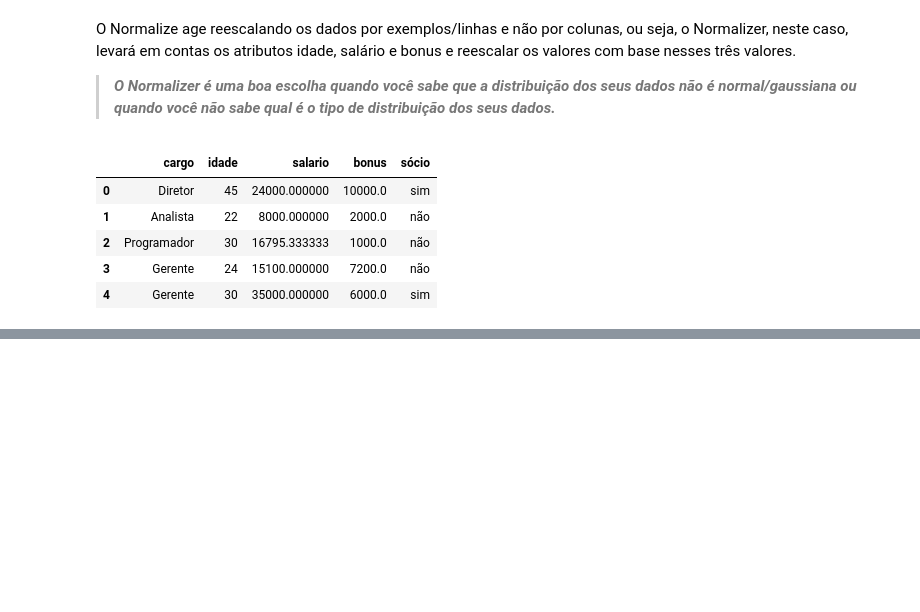
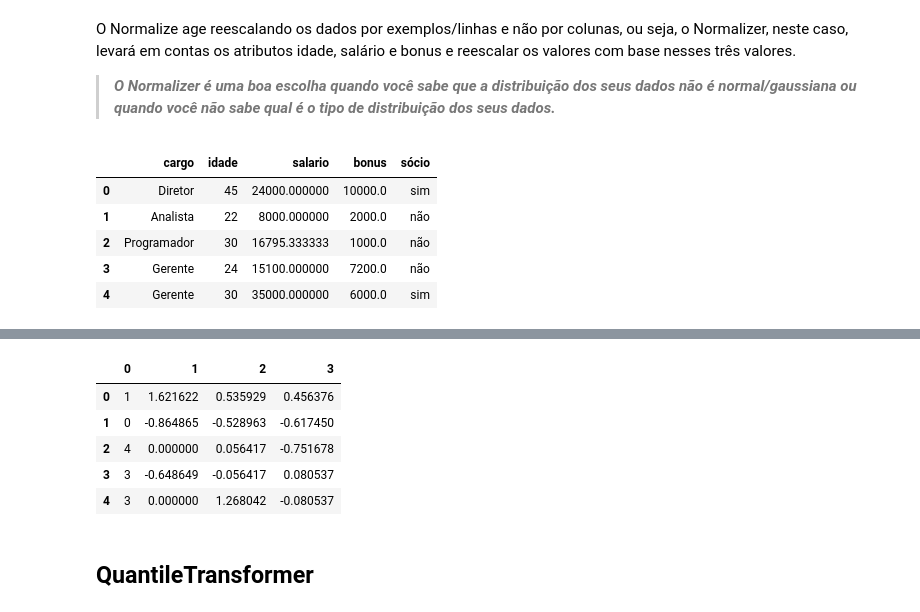
Before and after one commit to BrnCode/Pre-processamento-completo-em-python, a Jupyter notebook: Pré_processameto_de_dados.ipynb, the cells around one changed output, grey strips where cells are left out. Drawn from its saved outputs; the diff is of its cells as text; code cells hidden in the pictures; blank space fills up the shorter version.

```diff
--- a/Pré_processameto_de_dados.ipynb
+++ b/Pré_processameto_de_dados.ipynb
@@ -311,0 +371,11 @@ X_normalize.head()
+# %%
+X_robust.head()
+# %% [output]
+|  | 0 | 1 | 2 | 3 |
+| 0 | 1 | 1.621622 | 0.535929 | 0.456376 |
+| 1 | 0 | -0.864865 | -0.528963 | -0.617450 |
+| 2 | 4 | 0.000000 | 0.056417 | -0.751678 |
+| 3 | 3 | -0.648649 | -0.056417 | 0.080537 |
+| 4 | 3 | 0.000000 | 1.268042 | -0.080537 |
+# %% [markdown]
+## QuantileTransformer
```
Also changed, not shown: parts of 78 cells of this notebook.
